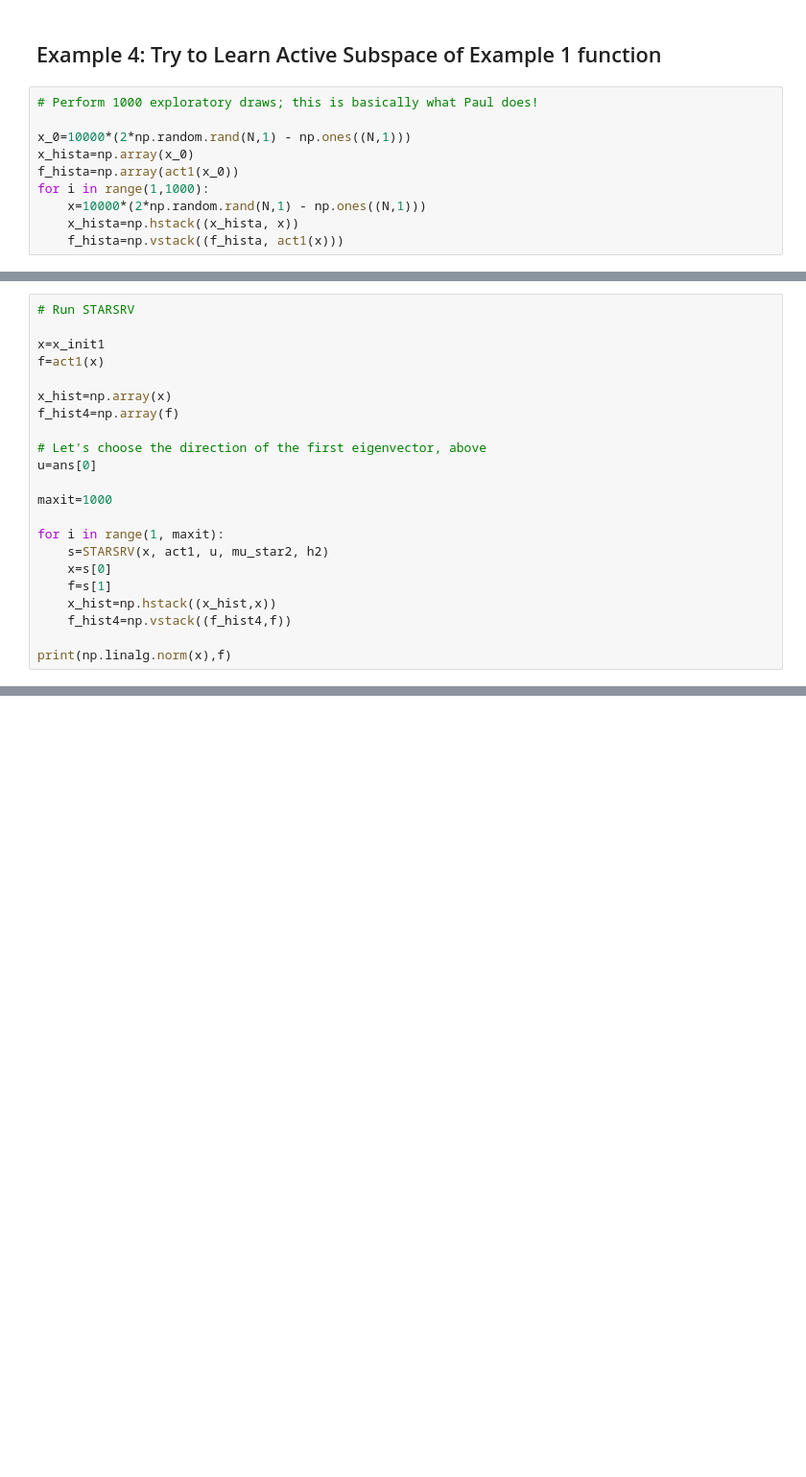
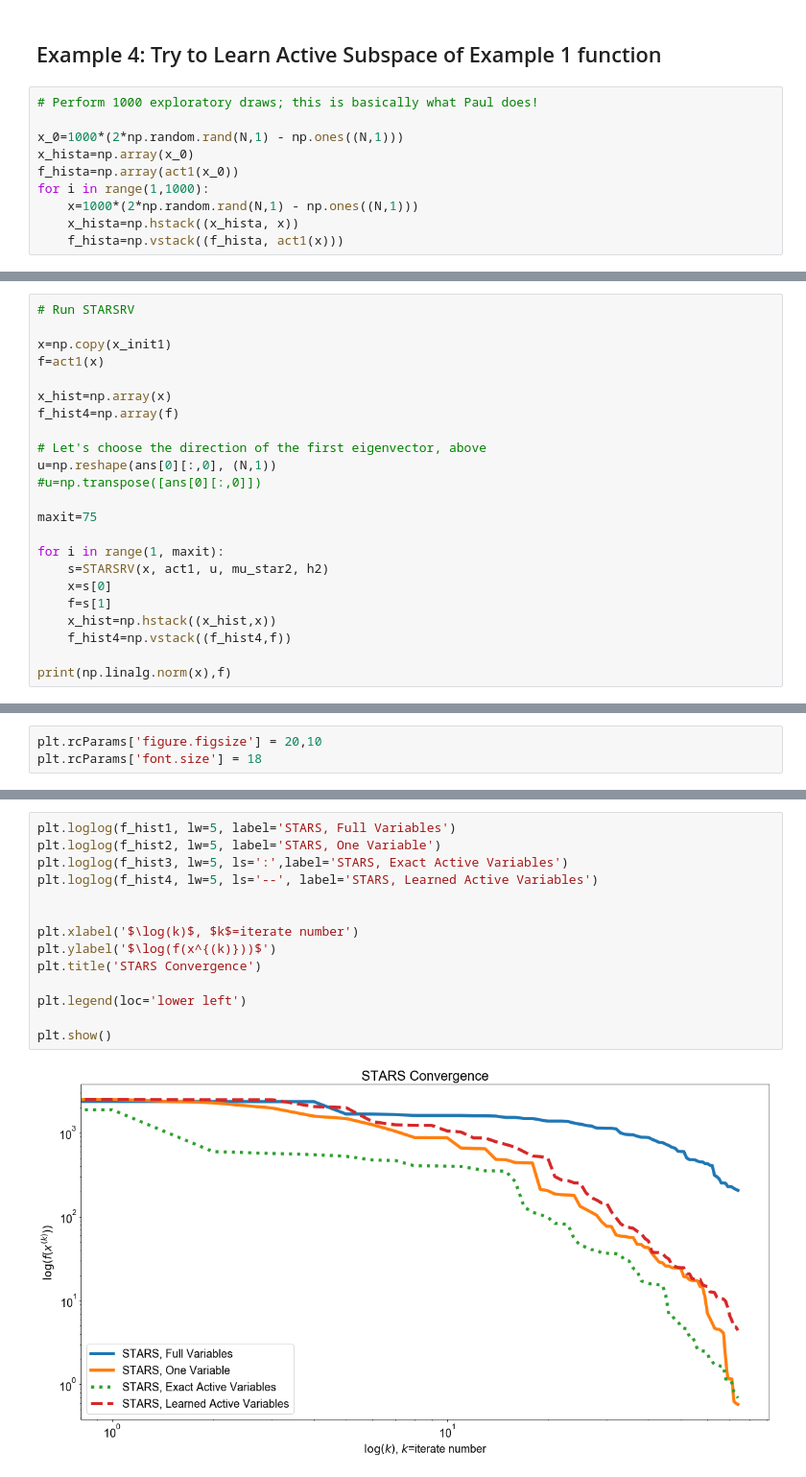
Before and after one commit to mathematicalmichael/personalresearch, a Jupyter notebook: Notebooks/active_subspaces_py3/STARSRV_demo.ipynb, the cells around one changed output, grey strips where cells are left out. Shown: that part at 96% size. Saved outputs shown, nothing was run; the diff lists cells and outputs as text; blank space fills up the shorter version.

```diff
--- a/Notebooks/active_subspaces_py3/STARSRV_demo.ipynb
+++ b/Notebooks/active_subspaces_py3/STARSRV_demo.ipynb
@@ -435,10 +438,10 @@ plt.show()
 # %%
 # Perform 1000 exploratory draws; this is basically what Paul does!
 
-x_0=10000*(2*np.random.rand(N,1) - np.ones((N,1)))
+x_0=1000*(2*np.random.rand(N,1) - np.ones((N,1)))
 x_hista=np.array(x_0)
 f_hista=np.array(act1(x_0))
 for i in range(1,1000):
-    x=10000*(2*np.random.rand(N,1) - np.ones((N,1)))
+    x=1000*(2*np.random.rand(N,1) - np.ones((N,1)))
     x_hista=np.hstack((x_hista, x))
     f_hista=np.vstack((f_hista, act1(x)))
@@ -460,16 +461,17 @@ n should be an integer. Performing conversion.
 # %%
 # Run STARSRV
 
-x=x_init1
+x=np.copy(x_init1)
 f=act1(x)
 
 x_hist=np.array(x)
 f_hist4=np.array(f)
 
 # Let's choose the direction of the first eigenvector, above
-u=ans[0]
+u=np.reshape(ans[0][:,0], (N,1))
+#u=np.transpose([ans[0][:,0]])
 
-maxit=1000
+maxit=75
 
 for i in range(1, maxit):
     s=STARSRV(x, act1, u, mu_star2, h2)
@@ -491,0 +486,3 @@ plt.show()
+# %%
+plt.rcParams['figure.figsize'] = 20,10
+plt.rcParams['font.size'] = 18
@@ -491,0 +491,16 @@ plt.show()
+# %%
+plt.loglog(f_hist1, lw=5, label='STARS, Full Variables')
+plt.loglog(f_hist2, lw=5, label='STARS, One Variable')
+plt.loglog(f_hist3, lw=5, ls=':',label='STARS, Exact Active Variables')
+plt.loglog(f_hist4, lw=5, ls='--', label='STARS, Learned Active Variables')
+
+
+plt.xlabel('$\log(k)$, $k$=iterate number')
+plt.ylabel('$\log(f(x^{(k)}))$')
+plt.title('STARS Convergence')
+
+plt.legend(loc='lower left')
+
+plt.show()
+# %% [output]
+[figure, added]
```
Also changed, not shown: parts of 26 cells of this notebook.
